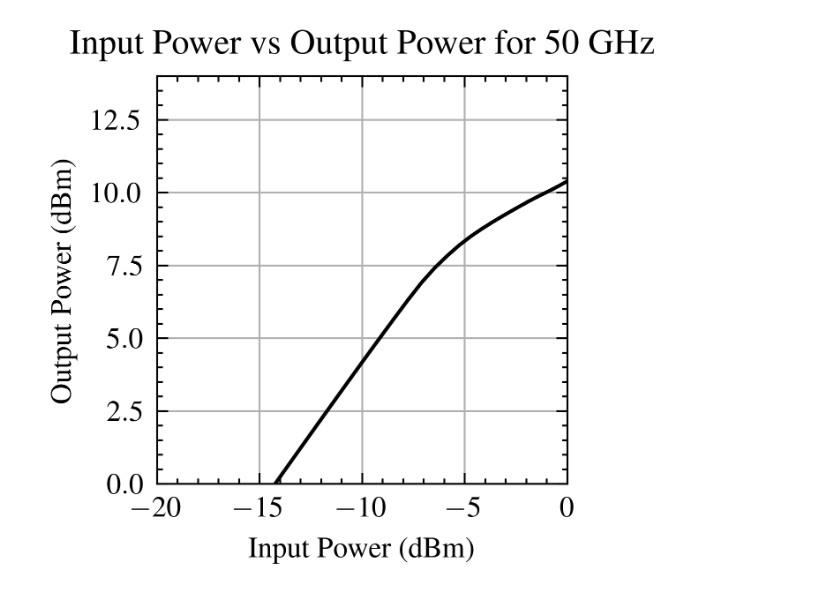
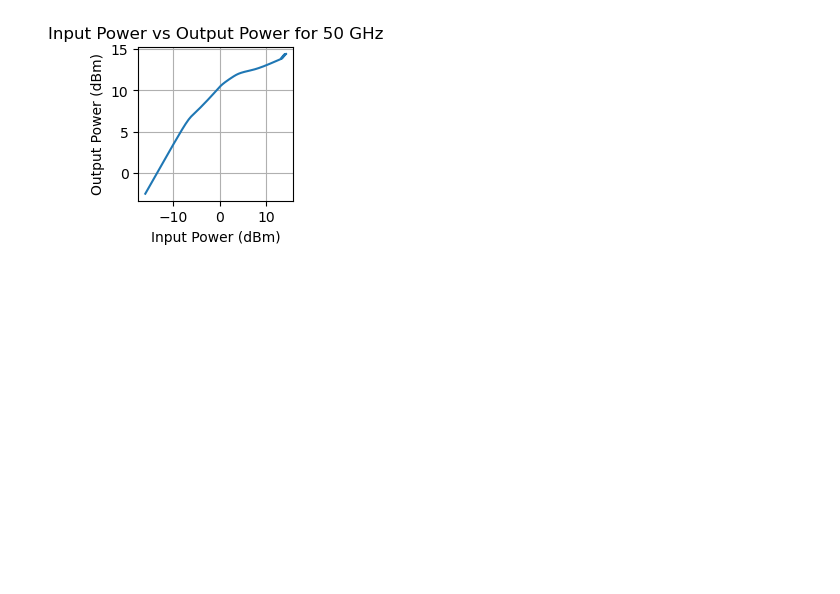
Before and after one commit to IHP-GmbH/IHP-AnalogAcademy, a Jupyter notebook: modules/module_2_50GHz_MPA/part_3_nonlinear_analysis/python/post_processing.ipynb, the cells around one changed output. Cells and saved outputs as stored; diff of their text form; code cells hidden in the pictures; blank space fills up the shorter version.

Commit message:
push new plot logic

```diff
--- a/modules/module_2_50GHz_MPA/part_3_nonlinear_analysis/python/post_processing.ipynb
+++ b/modules/module_2_50GHz_MPA/part_3_nonlinear_analysis/python/post_processing.ipynb
@@ -5,10 +5,27 @@ pd.set_option('display.float_format', lambda x: '%.22f' % x)
 import numpy as np
 import matplotlib.pyplot as plt
 import os
-import scienceplots
-plt.style.use(['science', 'ieee'])
-# creates figs directory
 output_dir = 'figs'
 if not os.path.exists(output_dir):
     os.makedirs(output_dir)
+# %%
+# --- helpers ---
+def read_xyce_csv(path):
+    return pd.read_csv(path, delimiter=';', comment='#')
+
+def complex_from_cols(df, real_col, imag_col):
+    # Vectorized: returns numpy complex array
+    return df[real_col].to_numpy() + 1j * df[imag_col].to_numpy()
+
+def mag_phase(z):
+    # z: complex numpy array
+    return np.abs(z), np.degrees(np.angle(z))
+
+def at_freq(df, freq):
+    return df.loc[df["Freq"].eq(freq)].copy()
+
+def power_dbm(I, V, Vph_deg, Iph_deg):
+    # Same logic: P = I*V*cos(phiV - phiI), then dBm, then +3
+    p_w = I * V * np.cos(np.radians(Vph_deg - Iph_deg))
+    return 10 * np.log10(p_w * 1000) + 3
 # %%
@@ -63,16 +91,15 @@ df_50_ghz = make_df_for_freq(power_df,50e9)
 # %%
-#plotting the Output power vs Input power for 50 GHz
-plt.figure(figsize=(2, 2))
-plt.plot(df_50_ghz['Pindbm'].values, df_50_ghz['Poutdbm'].values)
-plt.xlabel('Input Power (dBm)')
-plt.ylabel('Output Power (dBm)')
-plt.title('Input Power vs Output Power for 50 GHz')
-plt.xlim(-20, -0)
-plt.ylim(0, 14)
-plt.grid()
-plot_path = os.path.join(output_dir, 'output power vs input.png')
-plt.savefig(plot_path, dpi=300)
+df_50_ghz.plot(
+    x="Input_power_calc_dbm",
+    y="Output_Power_dbm",
+    figsize=(2, 2),
+    grid=True,
+    legend=False,
+    xlabel="Input Power (dBm)",
+    ylabel="Output Power (dBm)",
+    title="Input Power vs Output Power for 50 GHz"
+)
 plt.show()
 # %% [output]
-[figure, old version]
+[figure, new version]
 # %%
```
Also changed, not shown: parts of 3 cells of this notebook, 3 other files.
